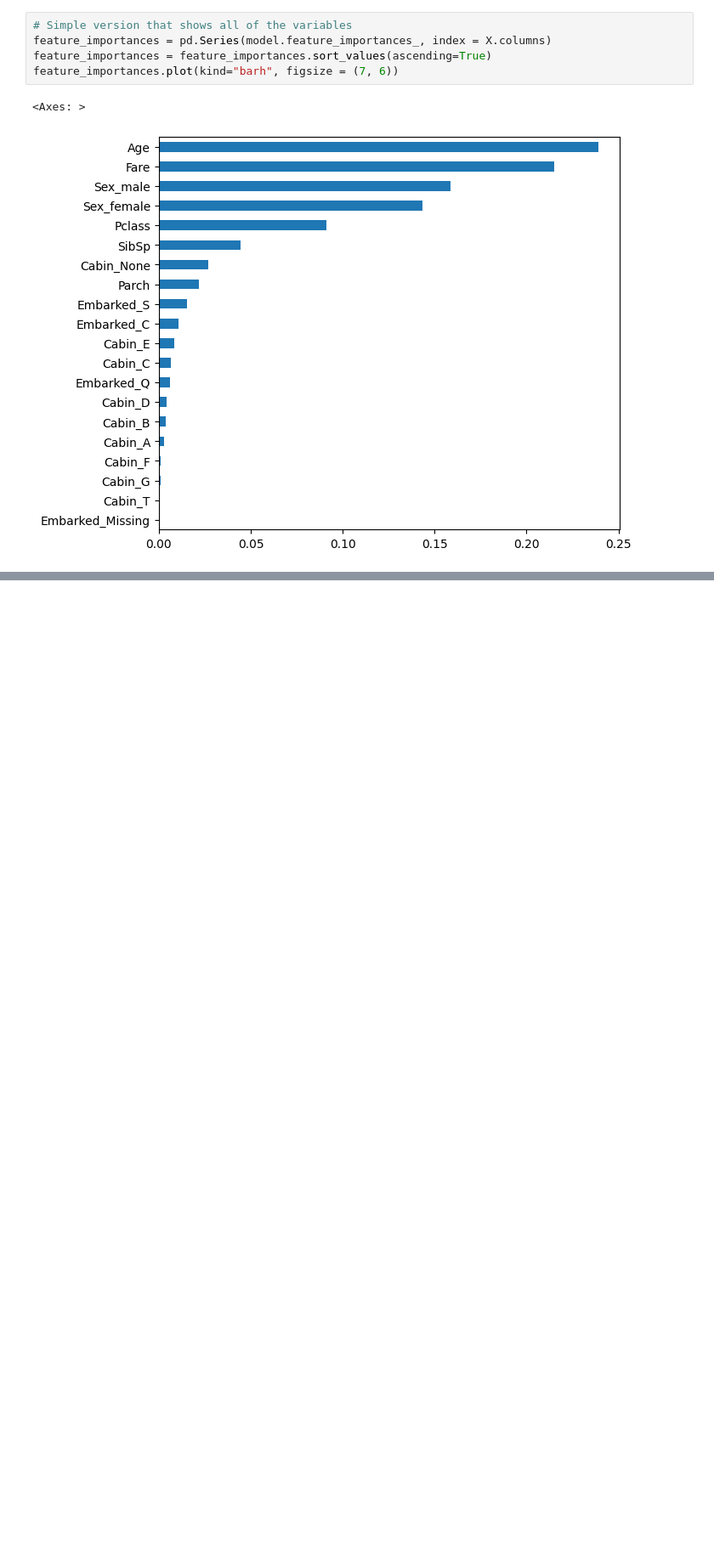
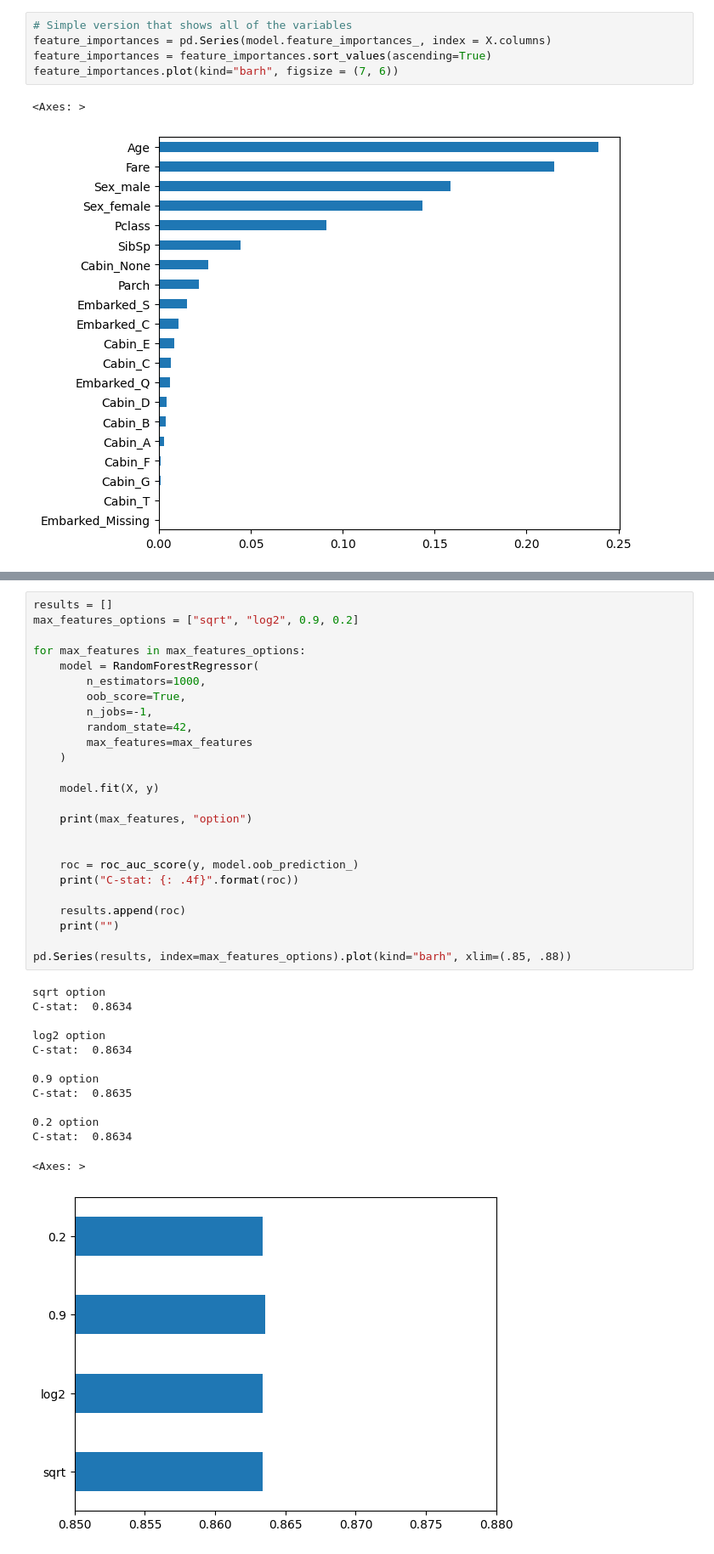
Before and after one commit to l-vice/Python, a Jupyter notebook: Introduction to Machine Learning with Python/02 - Supervised Learning/02pr_rf_titanic.ipynb, the cells around one changed output, grey strips where cells are left out. Shown: that part at 85% size. Drawn from its saved outputs; the diff is of its cells as text; blank space fills up the shorter version.

```diff
--- a/Introduction to Machine Learning with Python/02 - Supervised Learning/02pr_rf_titanic.ipynb
+++ b/Introduction to Machine Learning with Python/02 - Supervised Learning/02pr_rf_titanic.ipynb
@@ -288,0 +340,39 @@ ValueError: could not convert string to float: 'Braund, Mr. Owen Harris'
+# %%
+results = []
+max_features_options = ["sqrt", "log2", 0.9, 0.2]
+
+for max_features in max_features_options:
+    model = RandomForestRegressor(
+        n_estimators=1000,
+        oob_score=True,
+        n_jobs=-1,
+        random_state=42,
+        max_features=max_features
+    )
+
+    model.fit(X, y)
+
+    print(max_features, "option")
+
+
+    roc = roc_auc_score(y, model.oob_prediction_)
+    print("C-stat: {: .4f}".format(roc))
+
+    results.append(roc)
+    print("")
+
+pd.Series(results, index=max_features_options).plot(kind="barh", xlim=(.85, .88))
+# %% [output]
+sqrt option
+C-stat:  0.8634
+
+log2 option
+C-stat:  0.8634
+
+0.9 option
+C-stat:  0.8635
+
+0.2 option
+C-stat:  0.8634
+<Axes: >
+[figure, added]
```
Also changed, not shown: parts of 11 cells of this notebook.
